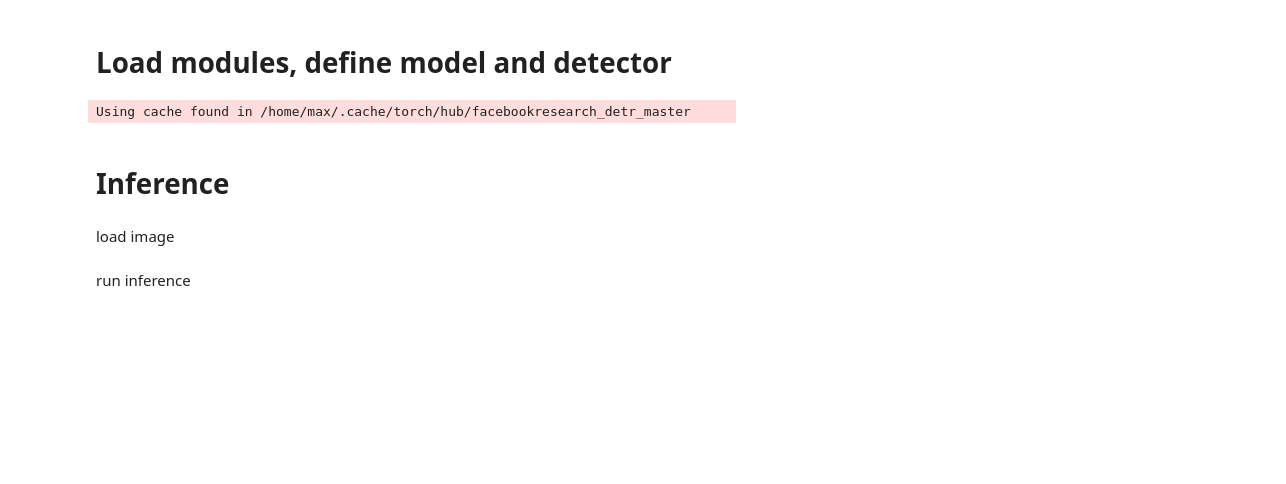
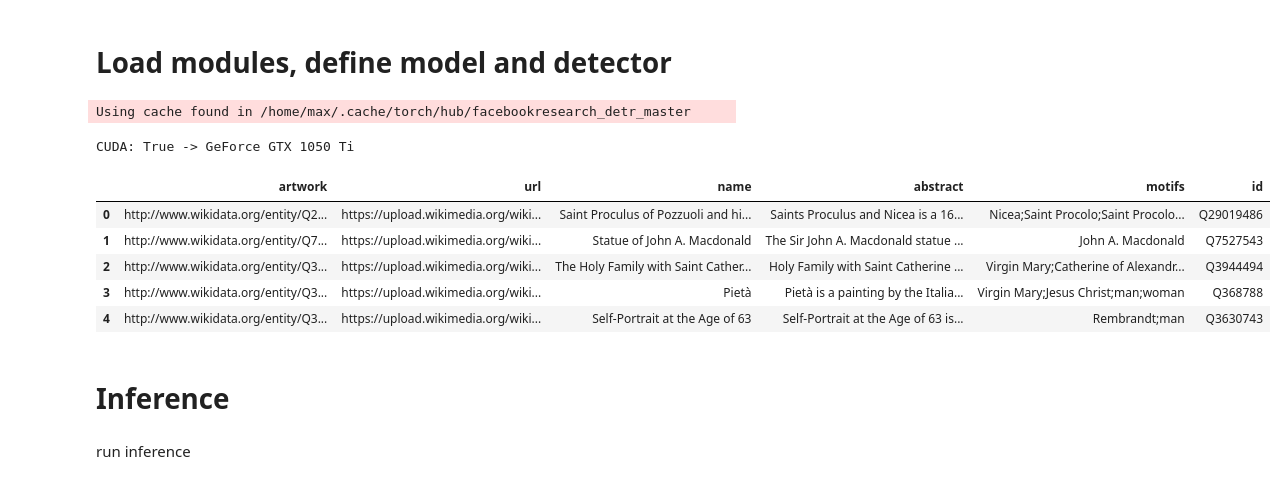
Before and after one commit to maxneuds/aai_artastic, a Jupyter notebook: object_detection/detr.ipynb, the cells around one changed output. Saved outputs shown, nothing was run; the diff lists cells and outputs as text; code cells hidden in the pictures; blank space fills up the shorter version.

```diff
--- a/object_detection/detr.ipynb
+++ b/object_detection/detr.ipynb
@@ -3,6 +3,7 @@
 # %%
 import torch
 import torchvision.transforms as T
+torch.set_grad_enabled(False);
 from PIL import Image
 
 # standard PyTorch mean-std input image normalization
@@ -43,9 +44,67 @@ def detect(im, model, transform):
 
 # import model from pytorch model hub
 model = torch.hub.load('facebookresearch/detr', 'detr_resnet50', pretrained=True)
+print(f'CUDA: {torch.cuda.is_available()} -> {torch.cuda.get_device_name(0)}')
 # %% [output]
 Using cache found in /home/max/.cache/torch/hub/facebookresearch_detr_master
+CUDA: True -> GeForce GTX 1050 Ti
+# %%
+import numpy as np
+import pandas as pd
+import json
+import requests
+import time
+import os
+from SPARQLWrapper import SPARQLWrapper, JSON
+
+def get_sparql_dataframe(service, query):
+    """
+    Helper function to convert SPARQL results into a Pandas data frame.
+    """
+    sparql = SPARQLWrapper(service)
+    sparql.setQuery(query)
+    sparql.setReturnFormat(JSON)
+    result = sparql.query()
+
+    processed_results = json.load(result.response)
+    cols = processed_results['head']['vars']
+
+    out = []
+    for row in processed_results['results']['bindings']:
+        item = []
+        for c in cols:
+            item.append(row.get(c, {}).get('value'))
+        out.append(item)
+
+    return pd.DataFrame(out, columns=cols)
+
+q = """
+PREFIX rdf: <http://www.w3.org/1999/02/22-rdf-syntax-ns#>
+PREFIX rdfs: <http://www.w3.org/2000/01/rdf-schema#>
+PREFIX wd: <http://www.wikidata.org/entity/>
+PREFIX : <http://h-da.de/fbi/artontology/>
+
+SELECT ?artwork ?url ?name ?abstract (group_concat(?motif;separator=';') as ?motifs)
+WHERE {
+  ?artwork rdf:type :artwork;
+     rdfs:label ?name;
+     :image ?url;
+     :abstract ?abstract;
+     :motif/rdfs:label ?motif.
+}
+group by ?artwork ?url ?name ?abstract
+"""
+
+ds = "http://neuds.de:3030/artontology"
+df = get_sparql_dataframe(ds, q)
+df['id'] = df['artwork'].map(lambda x: x.split('/')[-1])
+df.head()
+# %% [output]
+|  | artwork | url | name | abstract | motifs | id |
+| 0 | http://www.wikidata.org/entity/Q2... | https://upload.wikimedia.org/wiki... | Saint Proculus of Pozzuoli and hi... | Saints Proculus and Nicea is a 16... | Nicea;Saint Procolo;Saint Procolo... | Q29019486 |
+| 1 | http://www.wikidata.org/entity/Q7... | https://upload.wikimedia.org/wiki... | Statue of John A. Macdonald | The Sir John A. Macdonald statue ... | John A. Macdonald | Q7527543 |
+| 2 | http://www.wikidata.org/entity/Q3... | https://upload.wikimedia.org/wiki... | The Holy Family with Saint Cather... | Holy Family with Saint Catherine ... | Virgin Mary;Catherine of Alexandr... | Q3944494 |
+| 3 | http://www.wikidata.org/entity/Q3... | https://upload.wikimedia.org/wiki... | Pietà | Pietà is a painting by the Italia... | Virgin Mary;Jesus Christ;man;woman | Q368788 |
+| 4 | http://www.wikidata.org/entity/Q3... | https://upload.wikimedia.org/wiki... | Self-Portrait at the Age of 63 | Self-Portrait at the Age of 63 is... | Rembrandt;man | Q3630743 |
 # %% [markdown]
 # Inference
-# %% [markdown]
-load image
```
Also changed, not shown: parts of 9 cells of this notebook, 3 other files.
